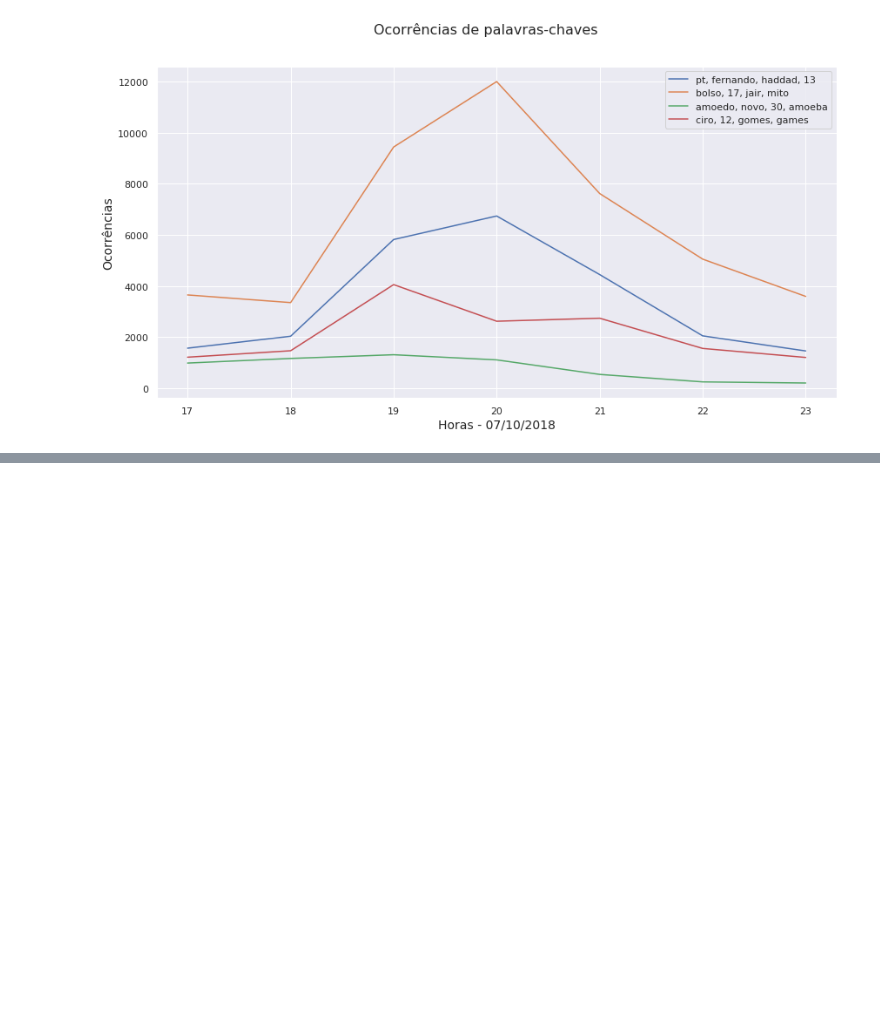
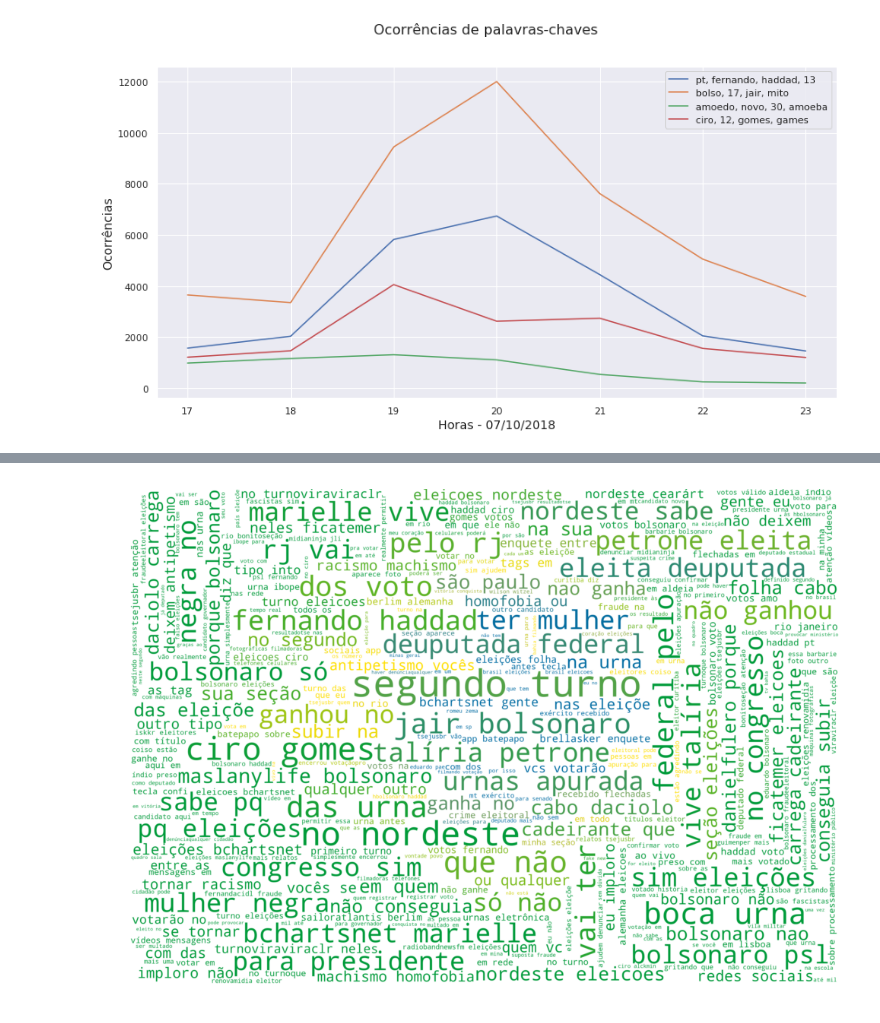
Before and after one commit to leodlca/2018-brazilian-elections, a Jupyter notebook: elections.ipynb, the cells around one changed output, grey strips where cells are left out. Saved outputs shown, nothing was run; the diff lists cells and outputs as text; code cells hidden in the pictures; blank space fills up the shorter version.

Commit message:
adding wordcloud generator and the brazilian flag

```diff
--- a/elections.ipynb
+++ b/elections.ipynb
@@ -109,2 +135,4 @@ def generate_counter_timegap(min_gap, max_gap):
 # %%
-c, arr = generate_counter_timegap(0, 24)
+c, arr = generate_counter_timegap()
+
+c.most_common(30)
@@ -124,7 +156,0 @@ c.most_common(10)
-# %%
-from wordcloud import WordCloud
-
-wordcloud = WordCloud(width=1920, height=1080)
-wordcloud.generate(' '.join(arr))
-plt.imshow(wordcloud, interpolation='bilinear')
-plt.axis("off")
@@ -133,0 +179,28 @@ plt.axis("off")
+# %%
+from PIL import Image
+from wordcloud import WordCloud, ImageColorGenerator
+
+stopwords = ['de', 'o', 'e', 'a', 'do', 'da', 'gome', 'htt']
+
+def generate_wordcloud_timegap(mask, max_words, max_font_size, bg_color, filename, min_gap=0, max_gap=24):
+
+    c, text_arr = generate_counter_timegap(min_gap=min_gap, max_gap=max_gap)
+
+    wordcloud = WordCloud(stopwords=stopwords, mask=mask, background_color=bg_color, mode="RGBA",
+                          max_words=max_words, max_font_size=max_font_size)
+    wordcloud.generate(' '.join(text_arr))
+
+    image_colors = ImageColorGenerator(mask)
+
+    plt.figure(figsize=[20,12])
+    plt.imshow(wordcloud.recolor(color_func=image_colors), interpolation='bilinear')
+    plt.axis("off")
+
+    plt.savefig('wordclouds/' + filename + '.png', format='png')
+
+    plt.show()
+# %%
+brazilian_flag_mask = np.array(Image.open('brazilian-flag.png'))
+generate_wordcloud_timegap(brazilian_flag_mask, 350, 200, 'white', 'brazilian-flag')
+# %% [output]
+[figure, added]
```
Also changed, not shown: parts of 8 cells of this notebook, 13 other files.
